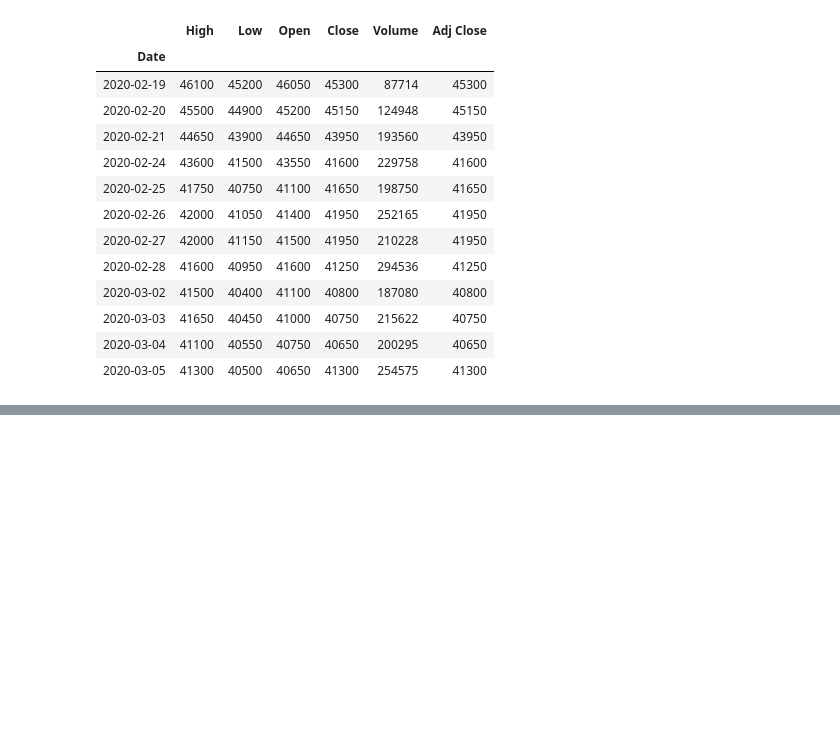
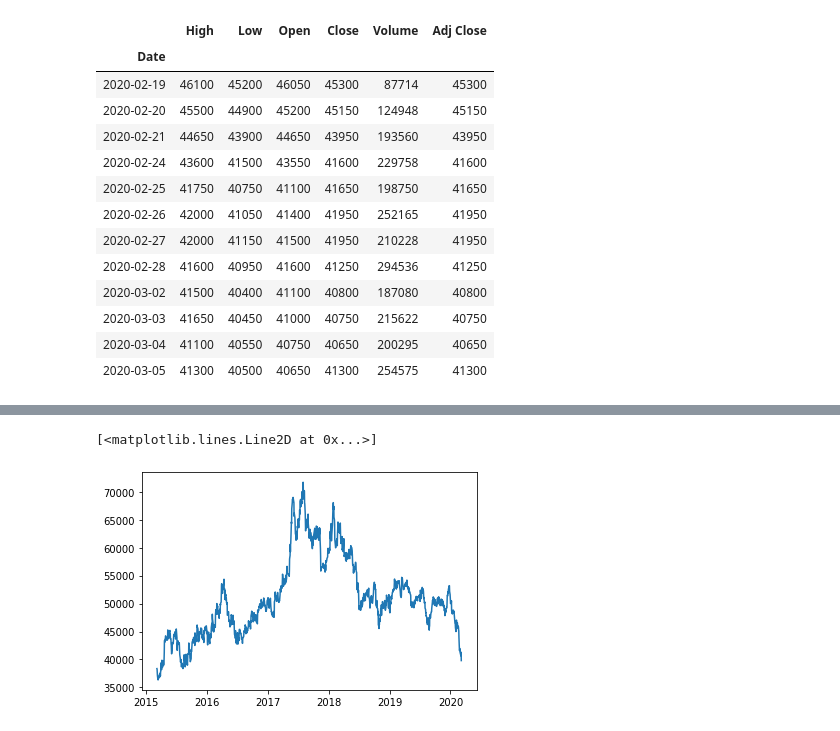
Before and after one commit to heeewo/CHOIHUIJAE, a Jupyter notebook: DataReader/primary.ipynb, the cells around one changed output, grey strips where cells are left out. Drawn from its saved outputs; the diff is of its cells as text; code cells hidden in the pictures; blank space fills up the shorter version.

```diff
--- a/DataReader/primary.ipynb
+++ b/DataReader/primary.ipynb
@@ -27,0 +134,8 @@ gs
+# %%
+ma120 = gs['Adj Close'].rolling(window=120).mean()
+# %%
+gs.insert(len(gs.columns), "MA20", ma20)
+# %%
+gs.insert(len(gs.columns), "MA60", ma60)
+# %%
+gs.insert(len(gs.columns), "MA120", ma120)
@@ -27,0 +157,5 @@ gs
+# %%
+plt.plot(gs.index, gs['Adj Close'], label="Adj Close")
+# %% [output]
+[<matplotlib.lines.Line2D at 0x...>]
+[figure, added]
```
Also changed, not shown: parts of 23 cells of this notebook, 4 other files.
